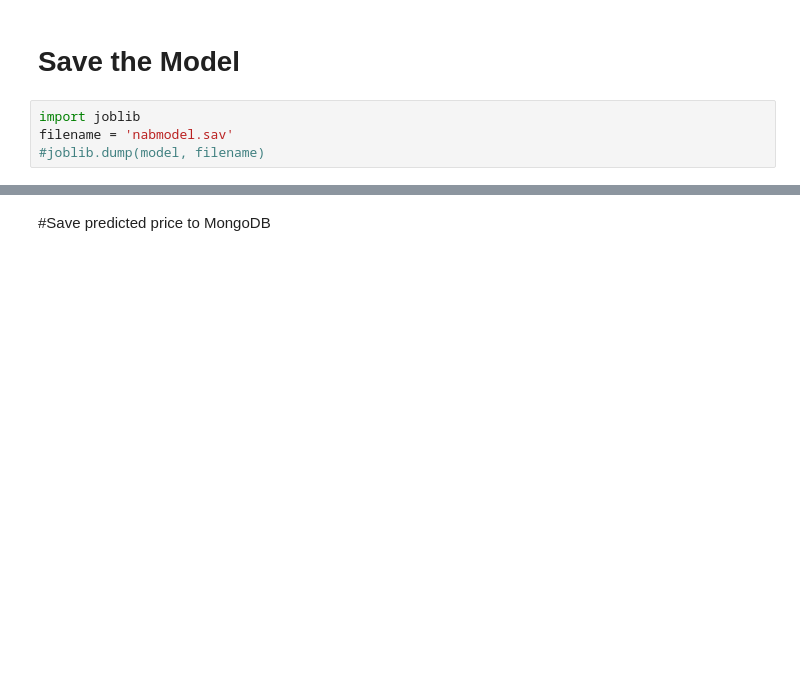
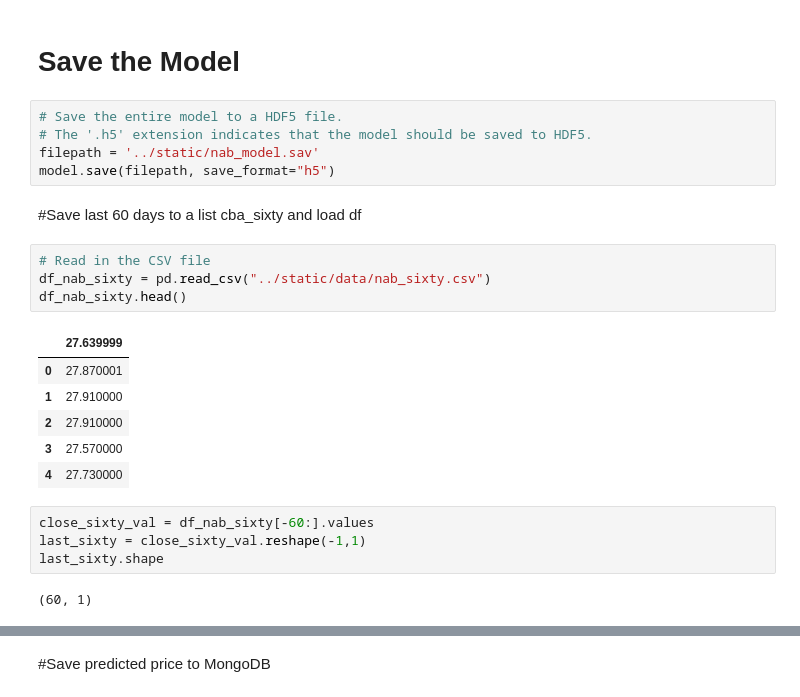
Before and after one commit to antoinetteboyle/Demystifying-ML, a Jupyter notebook: shares/m_models/model_LSTM_NAB.ipynb, the cells around one changed output, grey strips where cells are left out. Cells and saved outputs as stored; diff of their text form; blank space fills up the shorter version.

```diff
--- a/shares/m_models/model_LSTM_NAB.ipynb
+++ b/shares/m_models/model_LSTM_NAB.ipynb
@@ -240,6 +245,26 @@ actual_date
 # %% [markdown]
 # Save the Model
-# %%
-import joblib
-filename = 'nabmodel.sav'
-#joblib.dump(model, filename)
+# %%
+# Save the entire model to a HDF5 file.
+# The '.h5' extension indicates that the model should be saved to HDF5.
+filepath = '../static/nab_model.sav'
+model.save(filepath, save_format="h5")
+# %% [markdown]
+#Save last 60 days to a list cba_sixty and load df
+# %%
+# Read in the CSV file
+df_nab_sixty = pd.read_csv("../static/data/nab_sixty.csv")
+df_nab_sixty.head()
+# %% [output]
+|  | 27.639999 |
+| 0 | 27.870001 |
+| 1 | 27.910000 |
+| 2 | 27.910000 |
+| 3 | 27.570000 |
+| 4 | 27.730000 |
+# %%
+close_sixty_val = df_nab_sixty[-60:].values
+last_sixty = close_sixty_val.reshape(-1,1)
+last_sixty.shape
+# %% [output]
+(60, 1)
```
Also changed, not shown: parts of 33 cells of this notebook, 25 other files.
